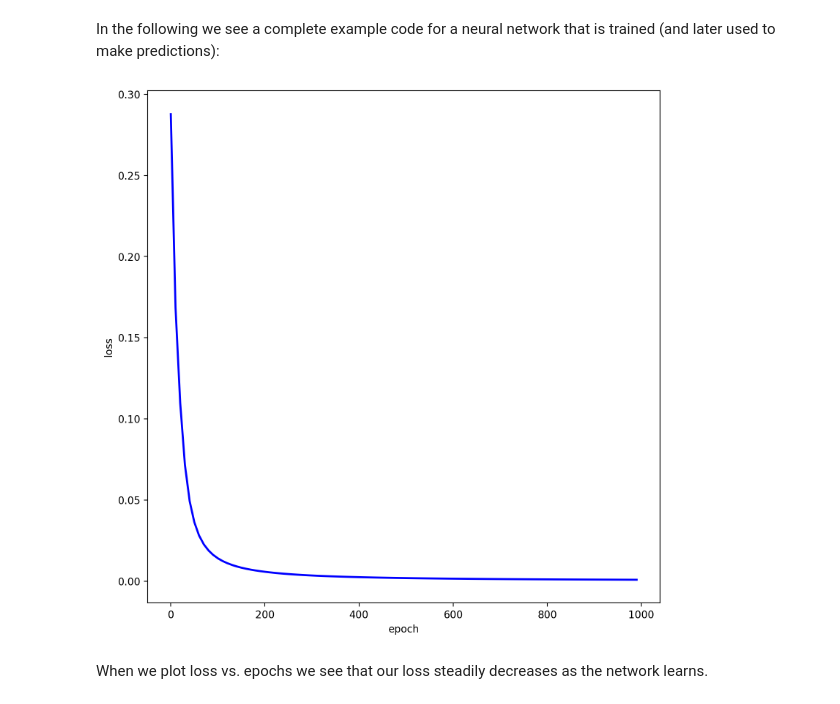
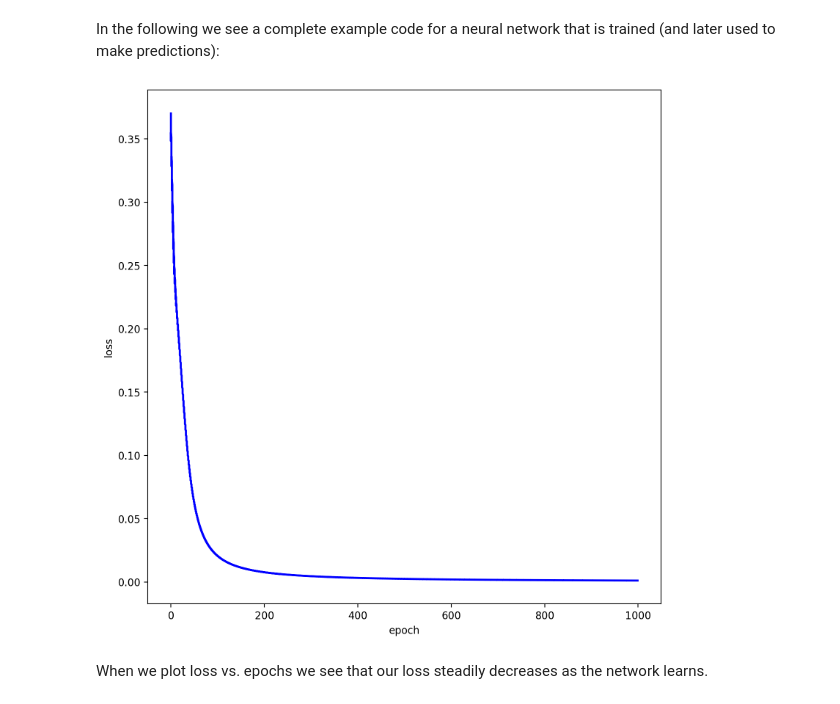
Before and after one commit to ninahernitschek/advanced_machine_learning_2023_1, a Jupyter notebook: class_notebooks/lecture_2.ipynb, the cells around one changed output. Saved outputs shown, nothing was run; the diff lists cells and outputs as text; code cells hidden in the pictures.

```diff
--- a/class_notebooks/lecture_2.ipynb
+++ b/class_notebooks/lecture_2.ipynb
@@ -312,6 +313,7 @@ class OurNeuralNetwork:
     epoch_vector=[]
     loss_vector=[]
 
+    # the gradient descent algorithm
     for epoch in range(epochs):
       for x, y_true in zip(data, all_y_trues):
         # --- Do a feedforward (we'll need these values later)
@@ -330,7 +332,7 @@ class OurNeuralNetwork:
         d_L_d_ypred = -2 * (y_true - y_pred)
 
         # Neuron a2
-        d_ypred_d_w211 = a11 * deriv_sigmoid(sum_a2)
+        d_ypred_d_w211 = a11 * deriv_sigmoid(sum_a2) # dy/dw to know how to change the weights w for a given difference in y
         d_ypred_d_w212 = a12 * deriv_sigmoid(sum_a2)
         d_ypred_d_b2 = deriv_sigmoid(sum_a2)
 
@@ -364,7 +366,7 @@ class OurNeuralNetwork:
         self.b2 -= learn_rate * d_L_d_ypred * d_ypred_d_b2
 
       # --- Calculate total loss at the end of each epoch
-      if epoch % 10 == 0:
+      #if epoch % 10 == 0:
         y_preds = np.apply_along_axis(self.feedforward, 1, data)
         loss = mse_loss(all_y_trues, y_preds)
         #print("Epoch %d loss: %.3f" % (epoch, loss))
@@ -379,35 +381,45 @@ class OurNeuralNetwork:
     plt.show()
 
 
 # Define dataset of period and amplitude
 data = np.array([
   [0.9, 0.5],
   [1.1, 0.55],
   [1.2, 0.65],
+  [1.1, 0.5],
+  [1.0, 0.65],
   [1.1, 0.45],
-  [6.5, 0.75],
+  [1.1, 0.75],#6.5
   [10.5, 0.5],
+  [13.4, 0.4],
+  [11.14, 0.54],
+  [11.49, 0.45],
   [13.4, 0.4],
   [27.2, 0.65],
 ])
 all_y_trues = np.array([
   1, # RRL
   1, # RRL
   1, # RRL
   1, # RRL
+  1, # RRL
+  1, # RRL
+  1, # RRL
+  0, # Cepheid
+  0, # Cepheid
   0, # Cepheid
   0, # Cepheid
   0, # Cepheid
   0, # Cepheid
 ])
 
 
 
 # Train our neural network!
 network = OurNeuralNetwork()
 network.train(data, all_y_trues)
 # %% [output]
-[figure, old version]
+[figure, new version]
 # %% [markdown]
 When we plot loss vs. epochs we see that our loss steadily decreases as the network learns.
 # %% [markdown]
```
Also changed, not shown: parts of 4 cells of this notebook.
